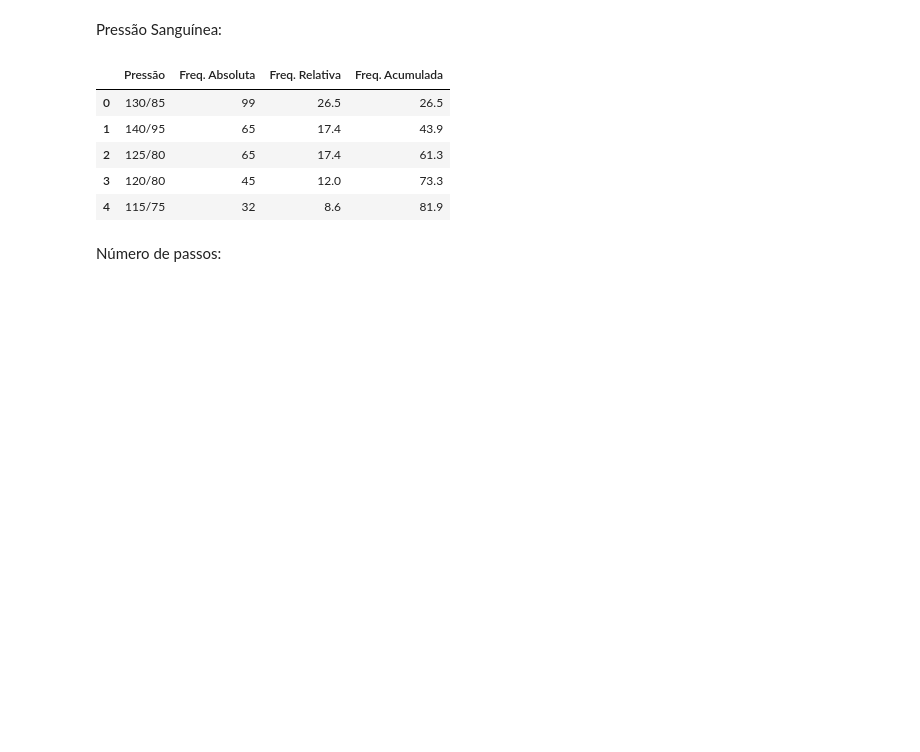
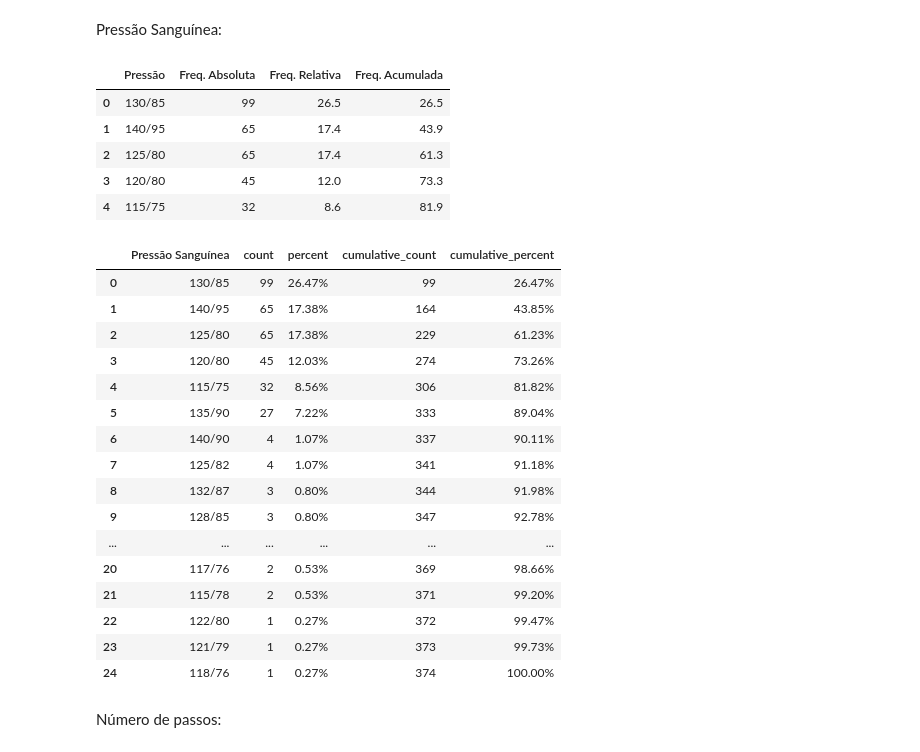
Before and after one commit to arqmarcel/saude_funcionarios, a Jupyter notebook: notebooks/analise_sono.ipynb, the cells around one changed output. Drawn from its saved outputs; the diff is of its cells as text; code cells hidden in the pictures; blank space fills up the shorter version.

Commit message:
Testando biblioteca sidetable para análise exploratória de dados

```diff
--- a/notebooks/analise_sono.ipynb
+++ b/notebooks/analise_sono.ipynb
@@ -107,3 +132,11 @@ tab_freq_fx
 | 1 | (27.0, 35.0] | 94 |
 | 2 | (43.0, 51.0] | 86 |
 | 3 | (51.0, 59.0] | 68 |
+# %%
+# Tab. de frequências para faixa etária com sidetable
+
+# Intervalo de idades
+df['Faixa etária'] = pd.Series(pd.cut(df['Idade'], 4, precision=0))
+
+tab_freq_fx_stb = df.stb.freq(['Faixa etária'], style=True)
+tab_freq_fx_stb
@@ -169,6 +217,28 @@ tab_freq_pres_top5
 | 2 | 125/80 | 65 | 17.4 | 61.3 |
 | 3 | 120/80 | 45 | 12.0 | 73.3 |
 | 4 | 115/75 | 32 | 8.6 | 81.9 |
+# %%
+# Tabela de frequências para Pressão Sanguínea com sidetable
+tab_freq_pres_stb = df.stb.freq(['Pressão Sanguínea'], style=True)
+tab_freq_pres_stb
+# %% [output]
+|  | Pressão Sanguínea | count | percent | cumulative_count | cumulative_percent |
+| 0 | 130/85 | 99 | 26.47% | 99 | 26.47% |
+| 1 | 140/95 | 65 | 17.38% | 164 | 43.85% |
+| 2 | 125/80 | 65 | 17.38% | 229 | 61.23% |
+| 3 | 120/80 | 45 | 12.03% | 274 | 73.26% |
+| 4 | 115/75 | 32 | 8.56% | 306 | 81.82% |
+| 5 | 135/90 | 27 | 7.22% | 333 | 89.04% |
+| 6 | 140/90 | 4 | 1.07% | 337 | 90.11% |
+| 7 | 125/82 | 4 | 1.07% | 341 | 91.18% |
+| 8 | 132/87 | 3 | 0.80% | 344 | 91.98% |
+| 9 | 128/85 | 3 | 0.80% | 347 | 92.78% |
+| ... | ... | ... | ... | ... | ... |
+| 20 | 117/76 | 2 | 0.53% | 369 | 98.66% |
+| 21 | 115/78 | 2 | 0.53% | 371 | 99.20% |
+| 22 | 122/80 | 1 | 0.27% | 372 | 99.47% |
+| 23 | 121/79 | 1 | 0.27% | 373 | 99.73% |
+| 24 | 118/76 | 1 | 0.27% | 374 | 100.00% |
 # %% [markdown]
 Número de passos:
 # %%
```
Also changed, not shown: parts of 6 cells of this notebook, 2 other files.
